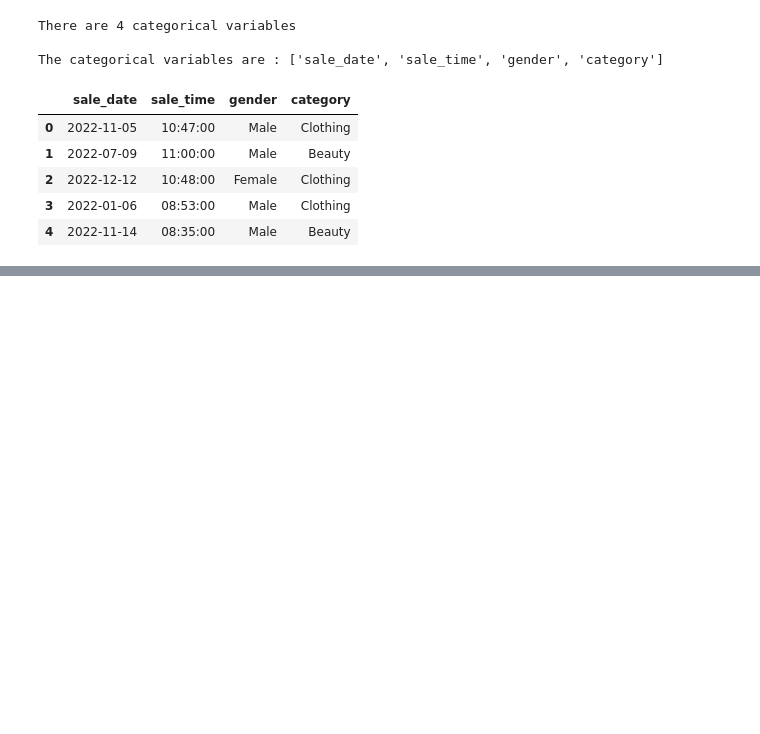
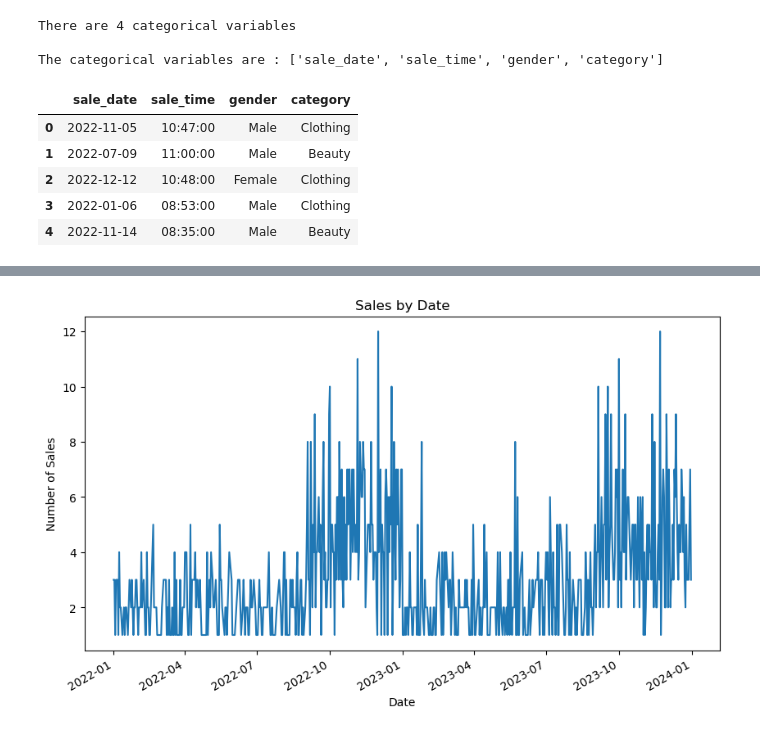
Before and after one commit to victormuuo07/Sales-Prediction-Model, a Jupyter notebook: index.ipynb, the cells around one changed output, grey strips where cells are left out. Drawn from its saved outputs; the diff is of its cells as text; code cells hidden in the pictures; blank space fills up the shorter version.

```diff
--- a/index.ipynb
+++ b/index.ipynb
@@ -70,0 +79,9 @@ df_categorical.head()
+# %%
+# Convert 'sale_date' to datetime format
+df_categorical['sale_date'] = pd.to_datetime(df_categorical['sale_date'], format='%Y-%m-%d')
+
+# Convert 'sale_time' to time format
+df_categorical['sale_time'] = pd.to_datetime(df_categorical['sale_time'], format='%H:%M:%S').dt.time
+
+# Check if the conversions were successful
+print(df_categorical[['sale_date', 'sale_time']].head())
@@ -70,0 +105,14 @@ df_categorical.head()
+# %%
+# Check for the range of dates
+print(f"Earliest sale date: {df_categorical['sale_date'].min()}")
+print(f"Latest sale date: {df_categorical['sale_date'].max()}")
+
+# Optional: Plot sales over time to visually inspect outliers
+import matplotlib.pyplot as plt
+
+df_categorical['sale_date'].value_counts().sort_index().plot(kind='line', figsize=(10,6))
+plt.title('Sales by Date')
+plt.xlabel('Date')
+plt.ylabel('Number of Sales')
+plt.show()
+# %% [output]
@@ -70,0 +121 @@ df_categorical.head()
+[figure, added]
```
Also changed, not shown: parts of 21 cells of this notebook.
